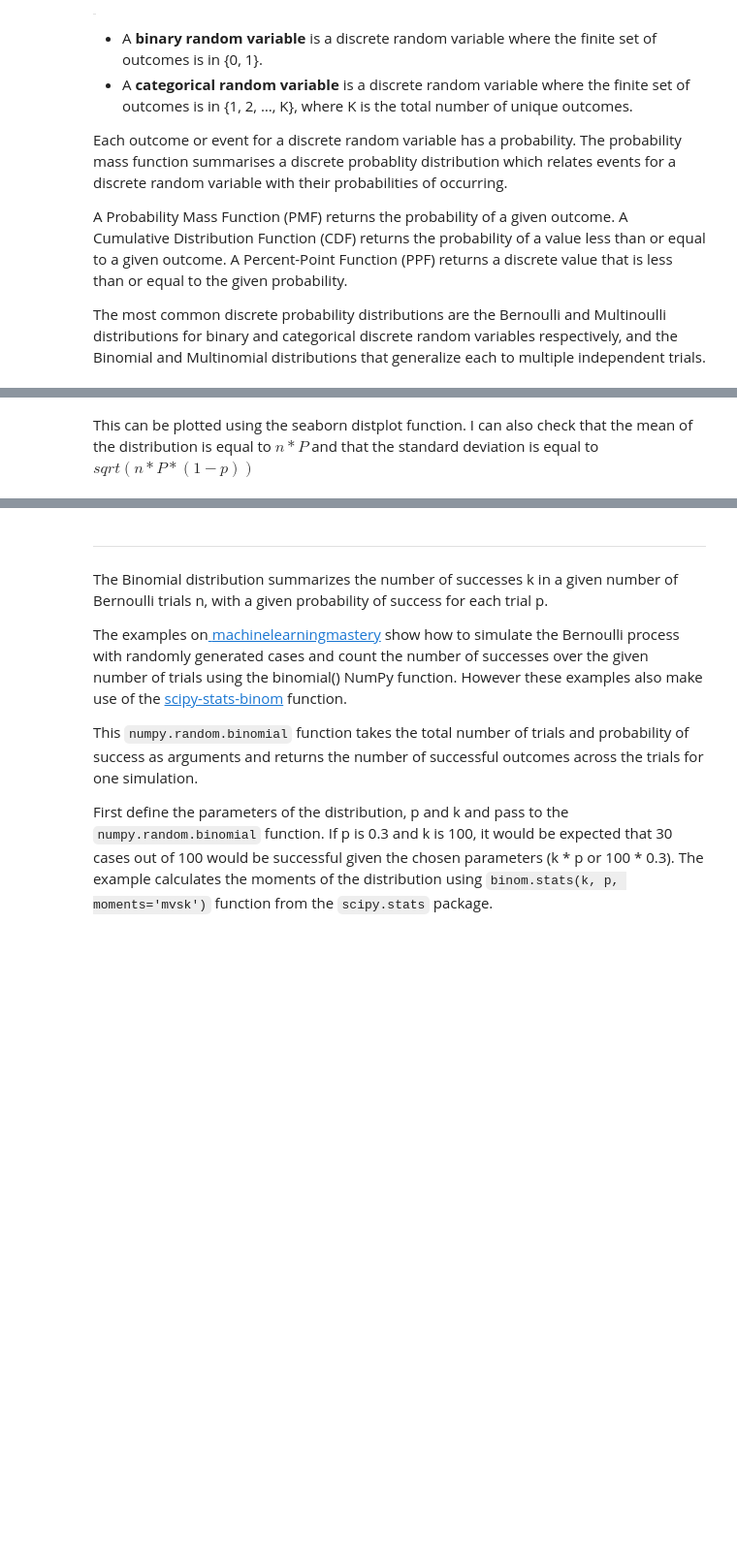
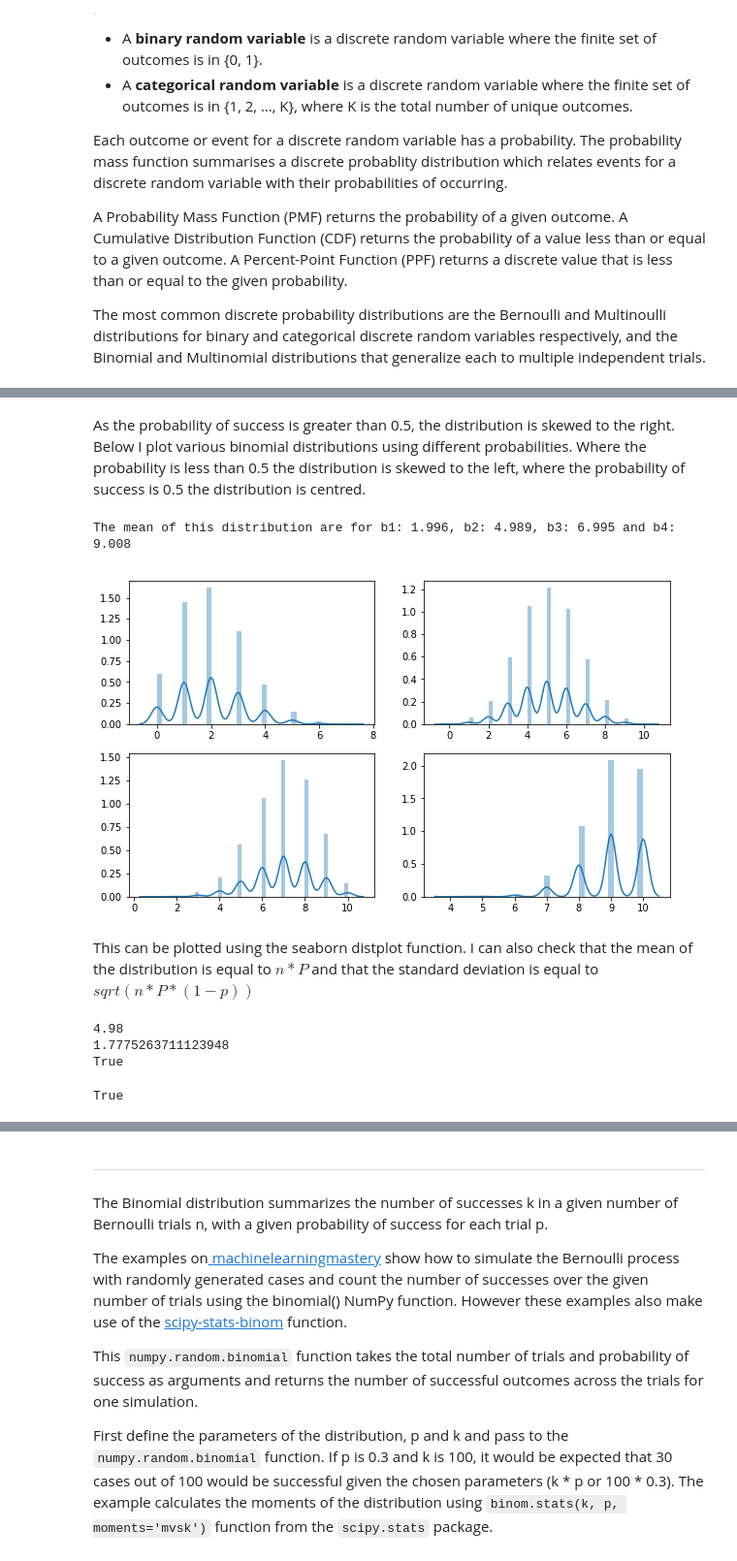
Before and after one commit to angela1C/Programming-for-Data-Analysis-numpy.random-project-2019, a Jupyter notebook: NumpyRandom.ipynb, the cells around one changed output, grey strips where cells are left out. Shown: that part at 97% size. Drawn from its saved outputs; the diff is of its cells as text; code cells hidden in the pictures; blank space fills up the shorter version.

```diff
--- a/NumpyRandom.ipynb
+++ b/NumpyRandom.ipynb
@@ -1297,11 +1322,43 @@ s  ## returns an array of
+# %% [markdown]
+As the probability of success is greater than 0.5, the distribution is skewed to the right.
+Below I plot various binomial distributions using different probabilities. Where the probability is less than 0.5 the distribution is skewed to the left, where the probability of success is 0.5 the distribution is centred.
+# %%
+# Set up the matplotlib figure
+f, axes = plt.subplots(2, 2, figsize=(10, 6), sharex=False)
+
+n,p,size = 10, 0.2, 10000
+# Generate a random datasets using random.binomial
+b1 = np.random.binomial(n, p, size)
+p = 0.5
+b2 = np.random.binomial(n, p, size)
+p = 0.7
+b3 = np.random.binomial(n, p, size)
+p=0.9
+b4= np.random.binomial(n, p, size)
+
+
+sns.distplot(b1, ax=axes[0, 0])
+sns.distplot(b2, ax=axes[0, 1])
+sns.distplot(b3, ax=axes[1, 0])
+sns.distplot(b4 ,ax=axes[1, 1])
+
+print('The means of these distributions are for b1: %.3f, b2: %.3f, b3: %.3f and b4: %.3f' %(np.mean(b1), np.mean(b2), np.mean(b3), np.mean(b4))) # to 3 decim
+# %% [output]
+The mean of this distribution are for b1: 1.996, b2: 4.989, b3: 6.995 and b4: 9.008
+[figure, added]
 # %% [markdown]
 This can be plotted using the seaborn distplot function. I can also check that the mean of the distribution is equal to $n*P$ and that the standard deviation is equal to $sqrt(n*P*(1-p))$
 # %%
 sns.distplot(s)
 # %%
-np.mean(s)
-np.std(s)
+print(np.mean(s))
+print(np.std(s))
 
 print(np.mean(s).round() == round(n*p))
 np.std(s).round() == round(np.sqrt(n*p*(1-p)))
+# %% [output]
+4.98
+1.7775263711123948
+True
+True
 # %% [markdown]
```
Also changed, not shown: parts of 26 cells of this notebook, 1 other file.
